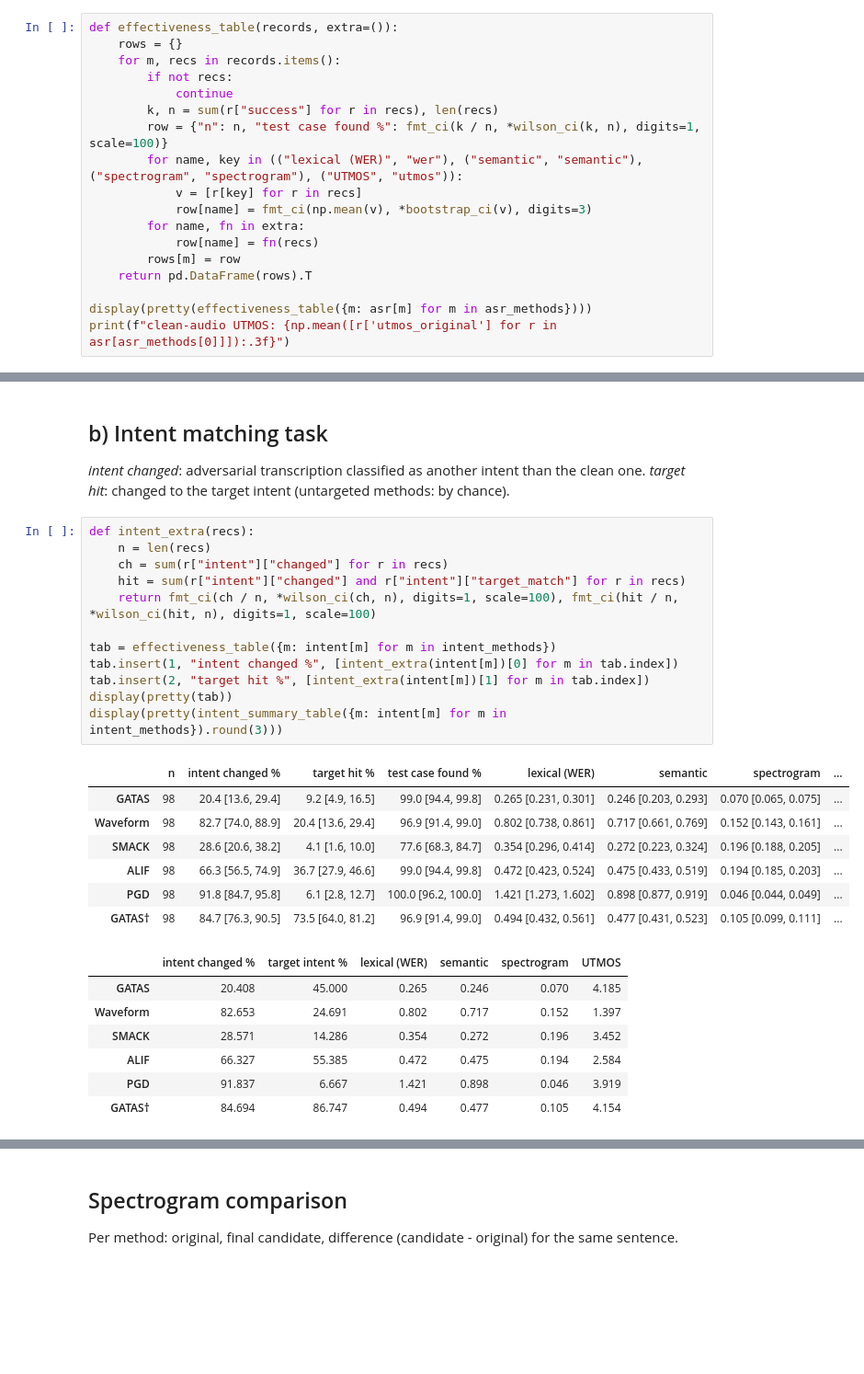
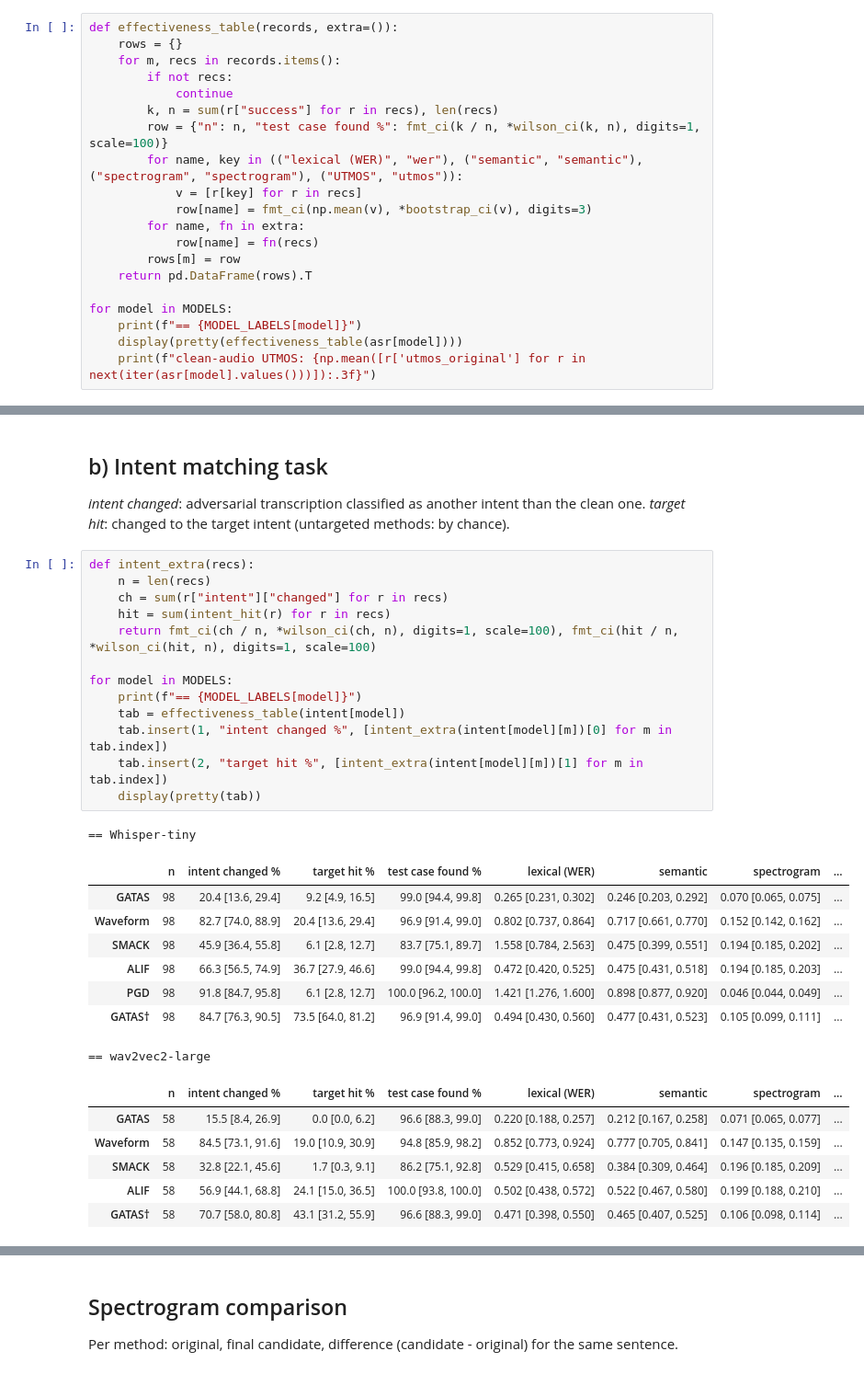
Before and after one commit to oliverweissl/GATAS, a Jupyter notebook: analysis/RQ1_Effectiveness.ipynb, the cells around one changed output, grey strips where cells are left out. Shown at 92% size. Drawn from its saved outputs; the diff is of its cells as text; blank space fills up the shorter version.

```diff
--- a/analysis/RQ1_Effectiveness.ipynb
+++ b/analysis/RQ1_Effectiveness.ipynb
@@ -55,6 +53,8 @@ def effectiveness_table(records, extra=()):
         rows[m] = row
     return pd.DataFrame(rows).T
 
-display(pretty(effectiveness_table({m: asr[m] for m in asr_methods})))
-print(f"clean-audio UTMOS: {np.mean([r['utmos_original'] for r in asr[asr_methods[0]]]):.3f}")
+for model in MODELS:
+    print(f"== {MODEL_LABELS[model]}")
+    display(pretty(effectiveness_table(asr[model])))
+    print(f"clean-audio UTMOS: {np.mean([r['utmos_original'] for r in next(iter(asr[model].values()))]):.3f}")
 # %% [output]
@@ -72,30 +81,32 @@ clean-audio UTMOS: 4.392
 # %%
 def intent_extra(recs):
     n = len(recs)
     ch = sum(r["intent"]["changed"] for r in recs)
-    hit = sum(r["intent"]["changed"] and r["intent"]["target_match"] for r in recs)
+    hit = sum(intent_hit(r) for r in recs)
     return fmt_ci(ch / n, *wilson_ci(ch, n), digits=1, scale=100), fmt_ci(hit / n, *wilson_ci(hit, n), digits=1, scale=100)
 
-tab = effectiveness_table({m: intent[m] for m in intent_methods})
-tab.insert(1, "intent changed %", [intent_extra(intent[m])[0] for m in tab.index])
-tab.insert(2, "target hit %", [intent_extra(intent[m])[1] for m in tab.index])
-display(pretty(tab))
-display(pretty(intent_summary_table({m: intent[m] for m in intent_methods}).round(3)))
+for model in MODELS:
+    print(f"== {MODEL_LABELS[model]}")
+    tab = effectiveness_table(intent[model])
+    tab.insert(1, "intent changed %", [intent_extra(intent[model][m])[0] for m in tab.index])
+    tab.insert(2, "target hit %", [intent_extra(intent[model][m])[1] for m in tab.index])
+    display(pretty(tab))
 # %% [output]
+== Whisper-tiny
 |  | n | intent changed % | target hit % | test case found % | lexical (WER) | semantic | spectrogram | ... |
-| GATAS | 98 | 20.4 [13.6, 29.4] | 9.2 [4.9, 16.5] | 99.0 [94.4, 99.8] | 0.265 [0.231, 0.301] | 0.246 [0.203, 0.293] | 0.070 [0.065, 0.075] | ... |
-| Waveform | 98 | 82.7 [74.0, 88.9] | 20.4 [13.6, 29.4] | 96.9 [91.4, 99.0] | 0.802 [0.738, 0.861] | 0.717 [0.661, 0.769] | 0.152 [0.143, 0.161] | ... |
-| SMACK | 98 | 28.6 [20.6, 38.2] | 4.1 [1.6, 10.0] | 77.6 [68.3, 84.7] | 0.354 [0.296, 0.414] | 0.272 [0.223, 0.324] | 0.196 [0.188, 0.205] | ... |
-| ALIF | 98 | 66.3 [56.5, 74.9] | 36.7 [27.9, 46.6] | 99.0 [94.4, 99.8] | 0.472 [0.423, 0.524] | 0.475 [0.433, 0.519] | 0.194 [0.185, 0.203] | ... |
-| PGD | 98 | 91.8 [84.7, 95.8] | 6.1 [2.8, 12.7] | 100.0 [96.2, 100.0] | 1.421 [1.273, 1.602] | 0.898 [0.877, 0.919] | 0.046 [0.044, 0.049] | ... |
-| GATAS† | 98 | 84.7 [76.3, 90.5] | 73.5 [64.0, 81.2] | 96.9 [91.4, 99.0] | 0.494 [0.432, 0.561] | 0.477 [0.431, 0.523] | 0.105 [0.099, 0.111] | ... |
+| GATAS | 98 | 20.4 [13.6, 29.4] | 9.2 [4.9, 16.5] | 99.0 [94.4, 99.8] | 0.265 [0.231, 0.302] | 0.246 [0.203, 0.292] | 0.070 [0.065, 0.075] | ... |
+| Waveform | 98 | 82.7 [74.0, 88.9] | 20.4 [13.6, 29.4] | 96.9 [91.4, 99.0] | 0.802 [0.737, 0.864] | 0.717 [0.661, 0.770] | 0.152 [0.142, 0.162] | ... |
+| SMACK | 98 | 45.9 [36.4, 55.8] | 6.1 [2.8, 12.7] | 83.7 [75.1, 89.7] | 1.558 [0.784, 2.563] | 0.475 [0.399, 0.551] | 0.194 [0.185, 0.202] | ... |
+| ALIF | 98 | 66.3 [56.5, 74.9] | 36.7 [27.9, 46.6] | 99.0 [94.4, 99.8] | 0.472 [0.420, 0.525] | 0.475 [0.431, 0.518] | 0.194 [0.185, 0.203] | ... |
+| PGD | 98 | 91.8 [84.7, 95.8] | 6.1 [2.8, 12.7] | 100.0 [96.2, 100.0] | 1.421 [1.276, 1.600] | 0.898 [0.877, 0.920] | 0.046 [0.044, 0.049] | ... |
+| GATAS† | 98 | 84.7 [76.3, 90.5] | 73.5 [64.0, 81.2] | 96.9 [91.4, 99.0] | 0.494 [0.430, 0.560] | 0.477 [0.431, 0.523] | 0.105 [0.099, 0.111] | ... |
+== wav2vec2-large
-|  | intent changed % | target intent % | lexical (WER) | semantic | spectrogram | UTMOS |
-| GATAS | 20.408 | 45.000 | 0.265 | 0.246 | 0.070 | 4.185 |
-| Waveform | 82.653 | 24.691 | 0.802 | 0.717 | 0.152 | 1.397 |
-| SMACK | 28.571 | 14.286 | 0.354 | 0.272 | 0.196 | 3.452 |
-| ALIF | 66.327 | 55.385 | 0.472 | 0.475 | 0.194 | 2.584 |
-| PGD | 91.837 | 6.667 | 1.421 | 0.898 | 0.046 | 3.919 |
-| GATAS† | 84.694 | 86.747 | 0.494 | 0.477 | 0.105 | 4.154 |
+|  | n | intent changed % | target hit % | test case found % | lexical (WER) | semantic | spectrogram | ... |
+| GATAS | 58 | 15.5 [8.4, 26.9] | 0.0 [0.0, 6.2] | 96.6 [88.3, 99.0] | 0.220 [0.188, 0.257] | 0.212 [0.167, 0.258] | 0.071 [0.065, 0.077] | ... |
+| Waveform | 58 | 84.5 [73.1, 91.6] | 19.0 [10.9, 30.9] | 94.8 [85.9, 98.2] | 0.852 [0.773, 0.924] | 0.777 [0.705, 0.841] | 0.147 [0.135, 0.159] | ... |
+| SMACK | 58 | 32.8 [22.1, 45.6] | 1.7 [0.3, 9.1] | 86.2 [75.1, 92.8] | 0.529 [0.415, 0.658] | 0.384 [0.309, 0.464] | 0.196 [0.185, 0.209] | ... |
+| ALIF | 58 | 56.9 [44.1, 68.8] | 24.1 [15.0, 36.5] | 100.0 [93.8, 100.0] | 0.502 [0.438, 0.572] | 0.522 [0.467, 0.580] | 0.199 [0.188, 0.210] | ... |
+| GATAS† | 58 | 70.7 [58.0, 80.8] | 43.1 [31.2, 55.9] | 96.6 [88.3, 99.0] | 0.471 [0.398, 0.550] | 0.465 [0.407, 0.525] | 0.106 [0.098, 0.114] | ... |
 # %% [markdown]
 ### Effectiveness vs. naturalness
 Mean with 95% CI (Wilson for rates, bootstrap for UTMOS). Top right is best: more test cases found, closer to natural speech (clean-audio UTMOS dashed).
```
Also changed, not shown: parts of 13 cells of this notebook, 27 other files.
